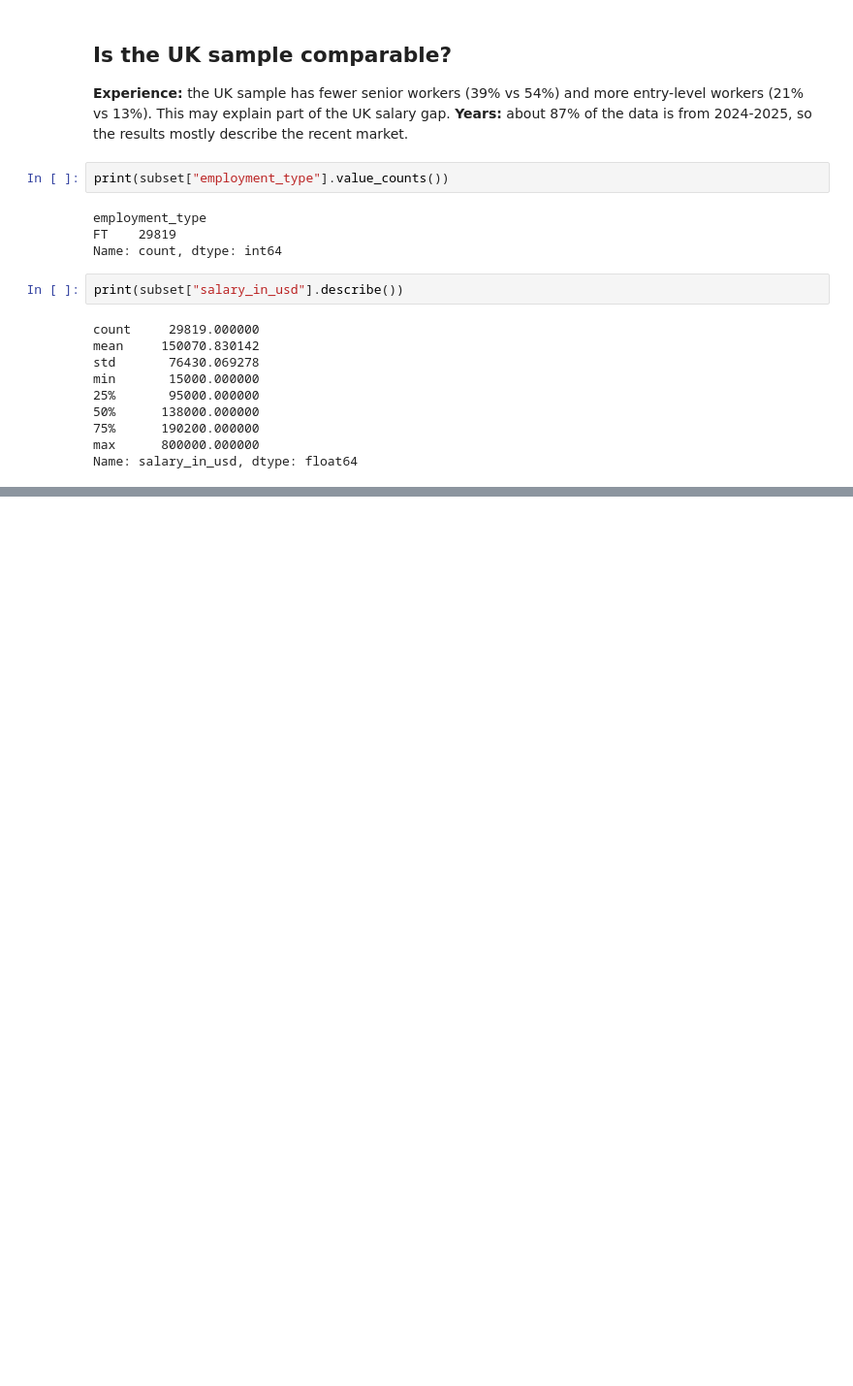
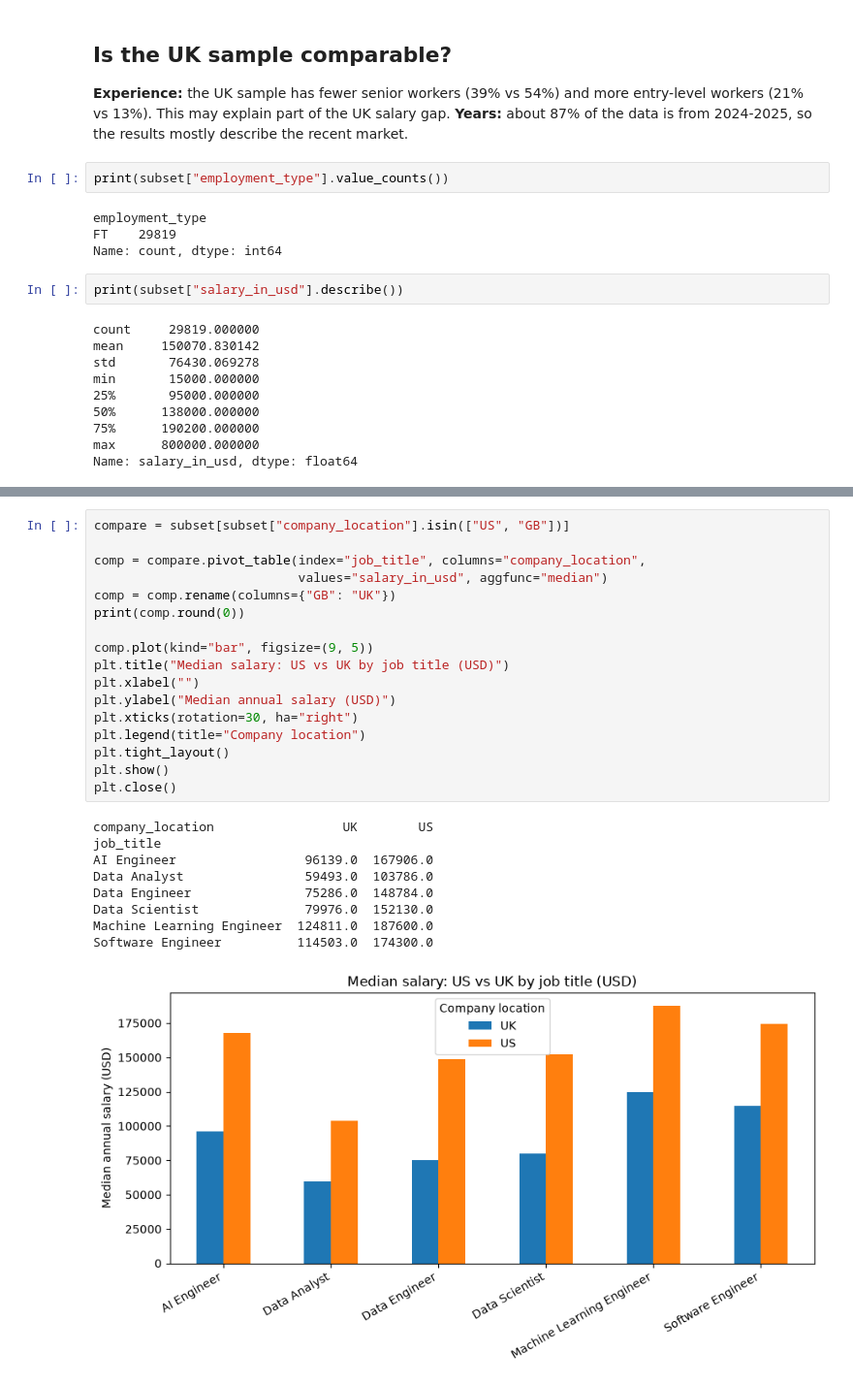
Before and after one commit to Suecalle/Final_Project, a Jupyter notebook: Final_Project.ipynb, the cells around one changed output, grey strips where cells are left out. Shown at 97% size. Drawn from its saved outputs; the diff is of its cells as text; blank space fills up the shorter version.

```diff
--- a/Final_Project.ipynb
+++ b/Final_Project.ipynb
@@ -281,0 +409,27 @@ Name: salary_in_usd, dtype: float64
+# %%
+compare = subset[subset["company_location"].isin(["US", "GB"])]
+
+comp = compare.pivot_table(index="job_title", columns="company_location",
+                           values="salary_in_usd", aggfunc="median")
+comp = comp.rename(columns={"GB": "UK"})
+print(comp.round(0))
+
+comp.plot(kind="bar", figsize=(9, 5))
+plt.title("Median salary: US vs UK by job title (USD)")
+plt.xlabel("")
+plt.ylabel("Median annual salary (USD)")
+plt.xticks(rotation=30, ha="right")
+plt.legend(title="Company location")
+plt.tight_layout()
+plt.show()
+plt.close()
+# %% [output]
+company_location                 UK        US
+job_title
+AI Engineer                 96139.0  167906.0
+Data Analyst                59493.0  103786.0
+Data Engineer               75286.0  148784.0
+Data Scientist              79976.0  152130.0
+Machine Learning Engineer  124811.0  187600.0
+Software Engineer          114503.0  174300.0
+[figure, added]
```
Also changed, not shown: parts of 9 cells of this notebook.
